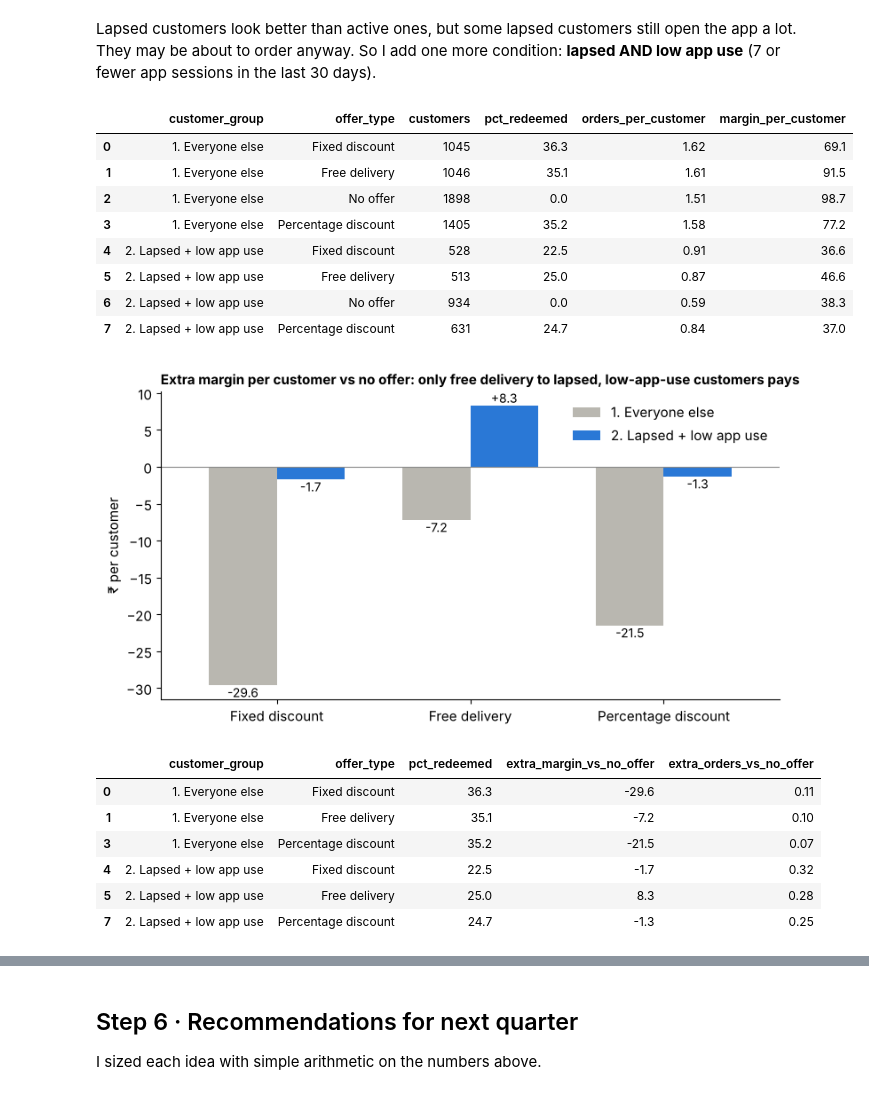
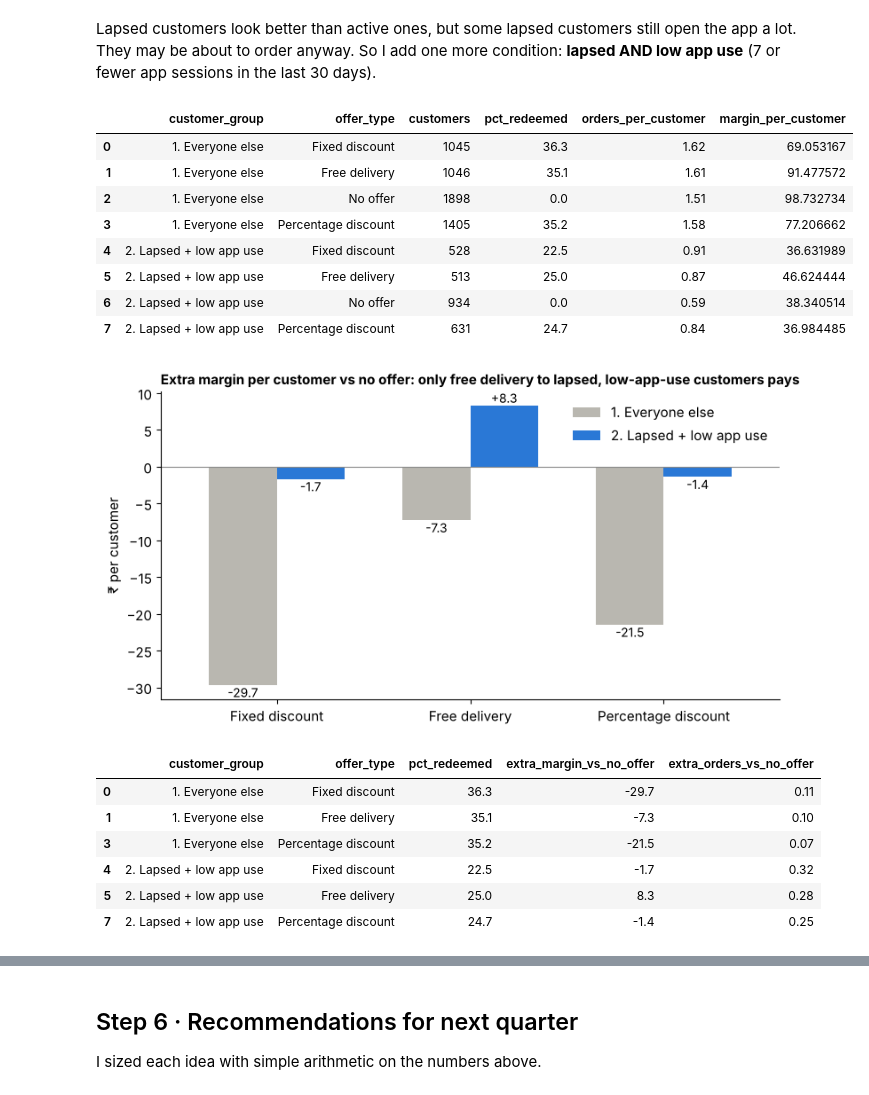
Before and after one commit to Aritra-20/swiftbasket-profitable-growth, a Jupyter notebook: notebooks/swiftbasket_analysis.ipynb, the cells around one changed output, grey strips where cells are left out. Cells and saved outputs as stored; diff of their text form; code cells hidden in the pictures.

```diff
--- a/notebooks/swiftbasket_analysis.ipynb
+++ b/notebooks/swiftbasket_analysis.ipynb
@@ -613,32 +987,33 @@ Lapsed customers look better than active ones, but some lapsed customers still o
 # %%
 promo2 = run("""
 SELECT CASE WHEN c.days_since_last_order > 90 AND c.app_sessions_30d <= 7
             THEN '2. Lapsed + low app use' ELSE '1. Everyone else' END AS customer_group,
        a.offer_type,
        COUNT(*) AS customers,
        ROUND(100.0 * AVG(a.offer_redeemed_flag), 1) AS pct_redeemed,
        ROUND(AVG(a.post_campaign_orders), 2)        AS orders_per_customer,
-       ROUND(AVG(a.post_campaign_margin_inr), 1)    AS margin_per_customer
+       AVG(a.post_campaign_margin_inr)              AS margin_per_customer
 FROM campaign_assignments a
 JOIN customers c ON a.customer_id = c.customer_id
 GROUP BY customer_group, a.offer_type
 ORDER BY customer_group, a.offer_type
 """)
 promo2
 # %% [output]
 |  | customer_group | offer_type | customers | pct_redeemed | orders_per_customer | margin_per_customer |
-| 0 | 1. Everyone else | Fixed discount | 1045 | 36.3 | 1.62 | 69.1 |
-| 1 | 1. Everyone else | Free delivery | 1046 | 35.1 | 1.61 | 91.5 |
-| 2 | 1. Everyone else | No offer | 1898 | 0.0 | 1.51 | 98.7 |
-| 3 | 1. Everyone else | Percentage discount | 1405 | 35.2 | 1.58 | 77.2 |
-| 4 | 2. Lapsed + low app use | Fixed discount | 528 | 22.5 | 0.91 | 36.6 |
-| 5 | 2. Lapsed + low app use | Free delivery | 513 | 25.0 | 0.87 | 46.6 |
-| 6 | 2. Lapsed + low app use | No offer | 934 | 0.0 | 0.59 | 38.3 |
-| 7 | 2. Lapsed + low app use | Percentage discount | 631 | 24.7 | 0.84 | 37.0 |
+| 0 | 1. Everyone else | Fixed discount | 1045 | 36.3 | 1.62 | 69.053167 |
+| 1 | 1. Everyone else | Free delivery | 1046 | 35.1 | 1.61 | 91.477572 |
+| 2 | 1. Everyone else | No offer | 1898 | 0.0 | 1.51 | 98.732734 |
+| 3 | 1. Everyone else | Percentage discount | 1405 | 35.2 | 1.58 | 77.206662 |
+| 4 | 2. Lapsed + low app use | Fixed discount | 528 | 22.5 | 0.91 | 36.631989 |
+| 5 | 2. Lapsed + low app use | Free delivery | 513 | 25.0 | 0.87 | 46.624444 |
+| 6 | 2. Lapsed + low app use | No offer | 934 | 0.0 | 0.59 | 38.340514 |
+| 7 | 2. Lapsed + low app use | Percentage discount | 631 | 24.7 | 0.84 | 36.984485 |
 # %%
 base2 = promo2[promo2.offer_type == "No offer"].set_index("customer_group")
 promo2["extra_margin_vs_no_offer"] = promo2.apply(lambda r: round(r.margin_per_customer - base2.loc[r.customer_group, "margin_per_customer"], 1), axis=1)
 promo2["extra_orders_vs_no_offer"] = promo2.apply(lambda r: round(r.orders_per_customer - base2.loc[r.customer_group, "orders_per_customer"], 2), axis=1)
+promo2["margin_per_customer"] = promo2["margin_per_customer"].round(1)   # round only after subtracting
 result = promo2[promo2.offer_type != "No offer"][["customer_group", "offer_type", "pct_redeemed", "extra_margin_vs_no_offer", "extra_orders_vs_no_offer"]]
 
 table = result.pivot(index="offer_type", columns="customer_group", values="extra_margin_vs_no_offer")
@@ -653,12 +1028,12 @@ result
 # %% [output]
 [figure]
 |  | customer_group | offer_type | pct_redeemed | extra_margin_vs_no_offer | extra_orders_vs_no_offer |
-| 0 | 1. Everyone else | Fixed discount | 36.3 | -29.6 | 0.11 |
-| 1 | 1. Everyone else | Free delivery | 35.1 | -7.2 | 0.10 |
+| 0 | 1. Everyone else | Fixed discount | 36.3 | -29.7 | 0.11 |
+| 1 | 1. Everyone else | Free delivery | 35.1 | -7.3 | 0.10 |
 | 3 | 1. Everyone else | Percentage discount | 35.2 | -21.5 | 0.07 |
 | 4 | 2. Lapsed + low app use | Fixed discount | 22.5 | -1.7 | 0.32 |
 | 5 | 2. Lapsed + low app use | Free delivery | 25.0 | 8.3 | 0.28 |
-| 7 | 2. Lapsed + low app use | Percentage discount | 24.7 | -1.3 | 0.25 |
+| 7 | 2. Lapsed + low app use | Percentage discount | 24.7 | -1.4 | 0.25 |
 # %% [markdown]
 What I see:
 - **As run, the campaign lost money.** Treatment customers ordered a bit more (1.37 vs 1.21 orders) but gave ₹66.4 of margin each, against ₹78.8 in control. The exact gap is **₹12.5 less per customer** (Step 6 prints it).
```
Also changed, not shown: parts of 32 cells of this notebook, 8 other files.
